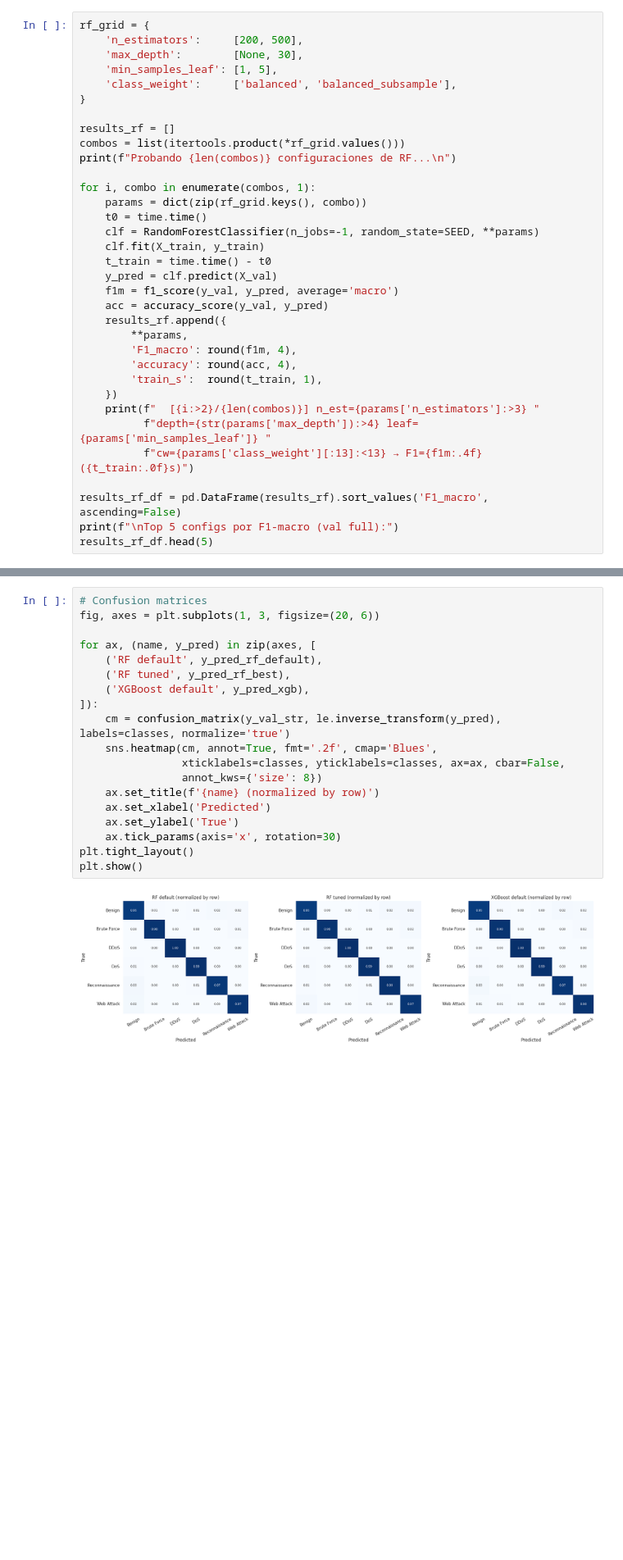
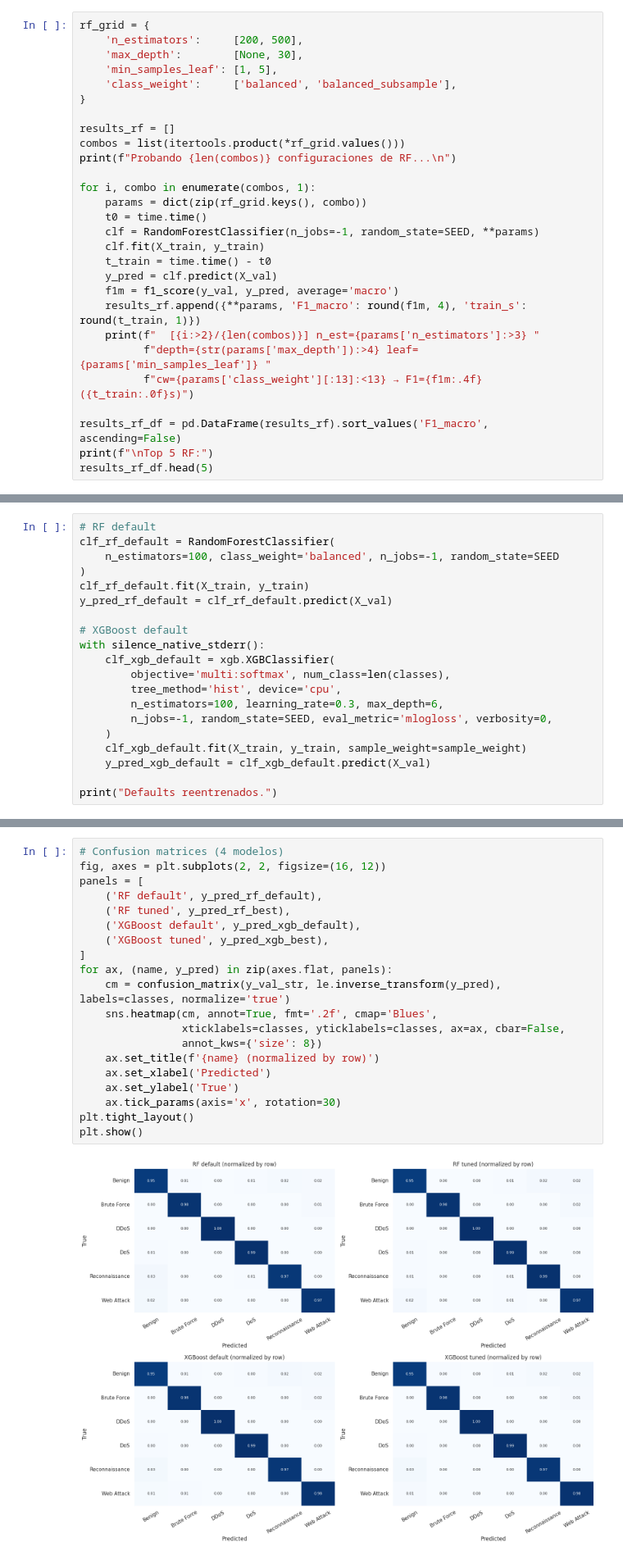
Before and after one commit to exe-keppler/ML-Lab-Capston, a Jupyter notebook: notebooks/05_tuning_xgboost.ipynb, the cells around one changed output, grey strips where cells are left out. Shown at 82% size. Saved outputs shown, nothing was run; the diff lists cells and outputs as text; blank space fills up the shorter version.

```diff
--- a/notebooks/05_tuning_xgboost.ipynb
+++ b/notebooks/05_tuning_xgboost.ipynb
@@ -123,19 +129,13 @@ for i, combo in enumerate(combos, 1):
     t_train = time.time() - t0
     y_pred = clf.predict(X_val)
     f1m = f1_score(y_val, y_pred, average='macro')
-    acc = accuracy_score(y_val, y_pred)
-    results_rf.append({
-        **params,
-        'F1_macro': round(f1m, 4),
-        'accuracy': round(acc, 4),
-        'train_s':  round(t_train, 1),
-    })
+    results_rf.append({**params, 'F1_macro': round(f1m, 4), 'train_s': round(t_train, 1)})
     print(f"  [{i:>2}/{len(combos)}] n_est={params['n_estimators']:>3} "
           f"depth={str(params['max_depth']):>4} leaf={params['min_samples_leaf']} "
           f"cw={params['class_weight'][:13]:<13} → F1={f1m:.4f} ({t_train:.0f}s)")
 
 results_rf_df = pd.DataFrame(results_rf).sort_values('F1_macro', ascending=False)
-print(f"\nTop 5 configs por F1-macro (val full):")
+print(f"\nTop 5 RF:")
 results_rf_df.head(5)
 # %% [output]
 Probando 16 configuraciones de RF...
@@ -275,0 +306,20 @@ Reconnaissance      0.075     0.971     0.140       516
+# %%
+# RF default
+clf_rf_default = RandomForestClassifier(
+    n_estimators=100, class_weight='balanced', n_jobs=-1, random_state=SEED
+)
+clf_rf_default.fit(X_train, y_train)
+y_pred_rf_default = clf_rf_default.predict(X_val)
+
+# XGBoost default
+with silence_native_stderr():
+    clf_xgb_default = xgb.XGBClassifier(
+        objective='multi:softmax', num_class=len(classes),
+        tree_method='hist', device='cpu',
+        n_estimators=100, learning_rate=0.3, max_depth=6,
+        n_jobs=-1, random_state=SEED, eval_metric='mlogloss', verbosity=0,
+    )
+    clf_xgb_default.fit(X_train, y_train, sample_weight=sample_weight)
+    y_pred_xgb_default = clf_xgb_default.predict(X_val)
+
+print("Defaults reentrenados.")
@@ -329,21 +378,22 @@ F1-score por clase:
 # %%
-# Confusion matrices
-fig, axes = plt.subplots(1, 3, figsize=(20, 6))
-
-for ax, (name, y_pred) in zip(axes, [
+# Confusion matrices (4 modelos)
+fig, axes = plt.subplots(2, 2, figsize=(16, 12))
+panels = [
     ('RF default', y_pred_rf_default),
     ('RF tuned', y_pred_rf_best),
-    ('XGBoost default', y_pred_xgb),
-]):
+    ('XGBoost default', y_pred_xgb_default),
+    ('XGBoost tuned', y_pred_xgb_best),
+]
+for ax, (name, y_pred) in zip(axes.flat, panels):
     cm = confusion_matrix(y_val_str, le.inverse_transform(y_pred), labels=classes, normalize='true')
     sns.heatmap(cm, annot=True, fmt='.2f', cmap='Blues',
                 xticklabels=classes, yticklabels=classes, ax=ax, cbar=False,
                 annot_kws={'size': 8})
     ax.set_title(f'{name} (normalized by row)')
     ax.set_xlabel('Predicted')
     ax.set_ylabel('True')
     ax.tick_params(axis='x', rotation=30)
 plt.tight_layout()
 plt.show()
 # %% [output]
-[figure, old version]
+[figure, new version]
```
Also changed, not shown: parts of 18 cells of this notebook, 1 other file.
